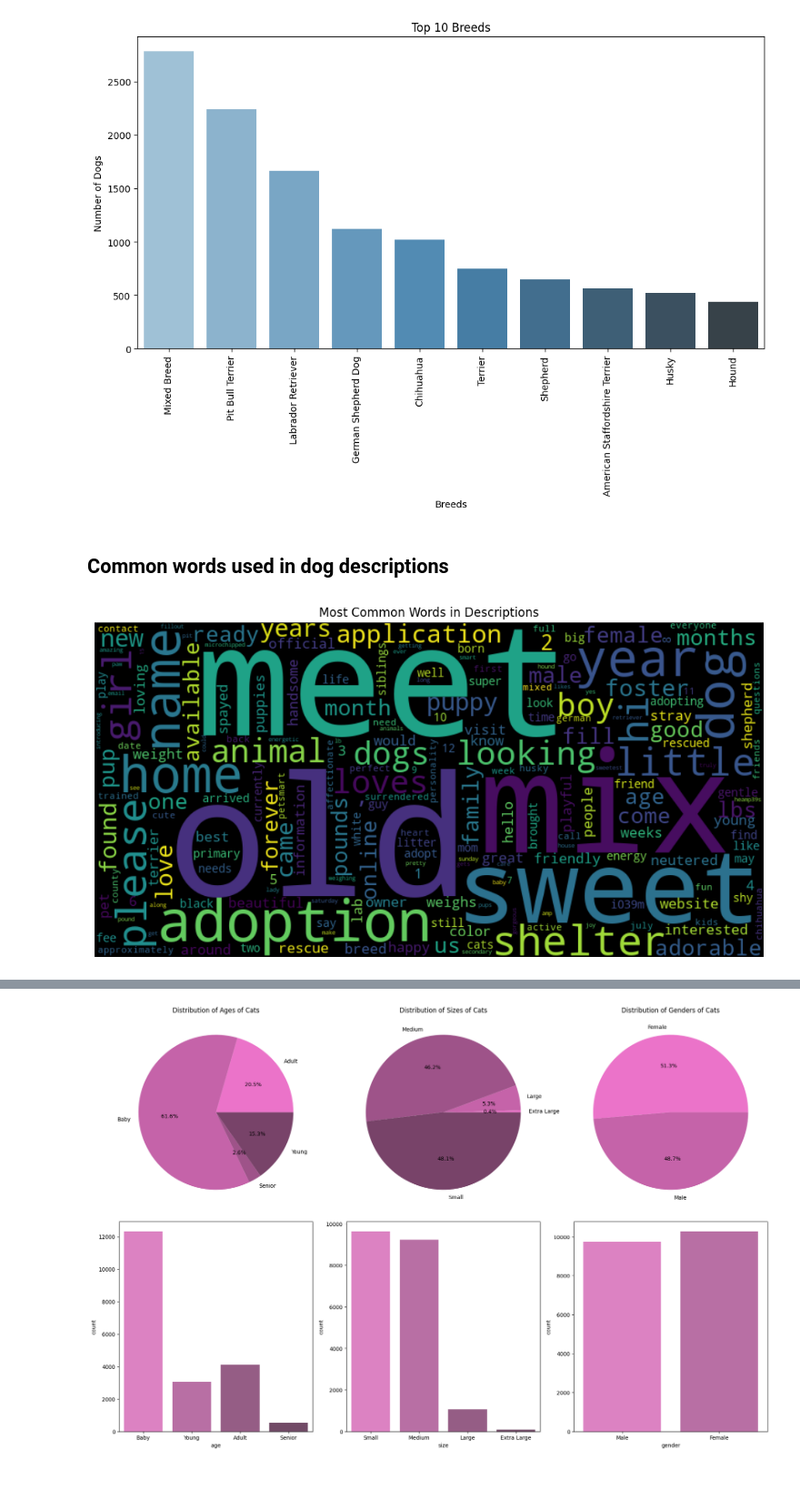
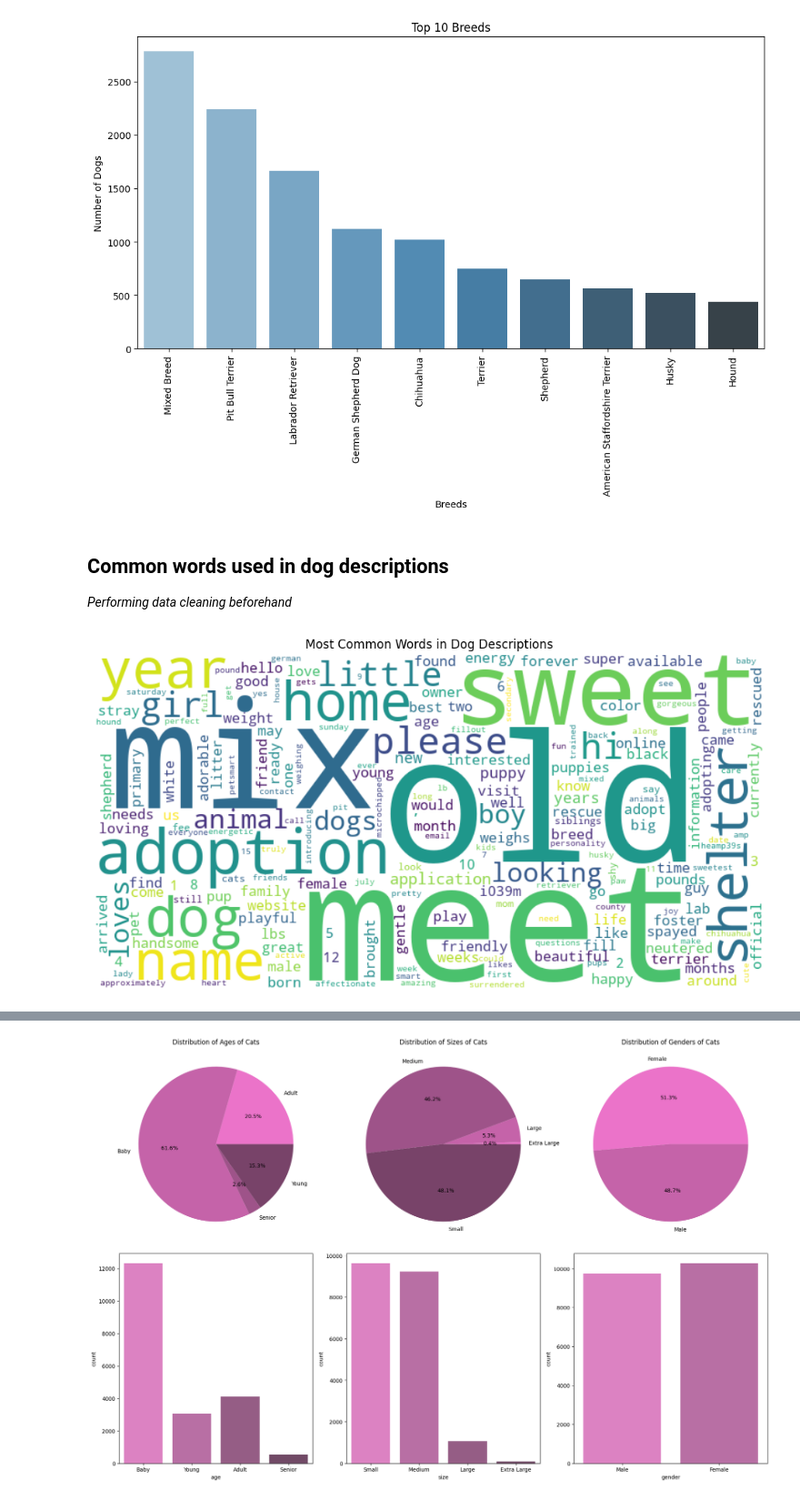
Before and after one commit to violeta-kastreva/pet-adoption-rates-research, a Jupyter notebook: pets-research.ipynb, the cells around one changed output, grey strips where cells are left out. Shown at 91% size. Saved outputs shown, nothing was run; the diff lists cells and outputs as text; code cells hidden in the pictures.

```diff
--- a/pets-research.ipynb
+++ b/pets-research.ipynb
@@ -184,6 +172,8 @@ plt.show()
 [figure]
 # %% [markdown]
 ## Common words used in dog descriptions
+
+<em> Performing data cleaning beforehand </em>
 # %%
 # A translator to remove all punctuation
 translator = str.maketrans("", "", string.punctuation)
@@ -207,35 +197,35 @@ def text_analysis(df):
 
     # Get the frequency of each word
     word_freq = Counter(words)
 
     # Find the 30 most common words
     common_words = word_freq.most_common(31)
 
     # Create DataFrame for the most common words
     # word_df = pd.DataFrame(common_words, columns=["Word", "Frequency"])
     # word_df.drop(25, inplace=True)
 
     # # Plot the frequencies
     # plt.figure(figsize=(10,8))
     # sns.barplot(x="Frequency", y="Word", data=word_df, palette="Blues_d", orient="h")
     # plt.title("30 Most Common Words in Dog Descriptions")
     # plt.xlabel("Frequency")
     # plt.ylabel("Word")
 
-    wordcloud = WordCloud(width=800, height=400, background_color='black', colormap='viridis').generate_from_frequencies(word_freq)
+    wordcloud = WordCloud(width=800, height=400, background_color='white', colormap='viridis').generate_from_frequencies(word_freq)
 
     # Plot the word cloud
     plt.figure(figsize=(12, 8))
     plt.imshow(wordcloud, interpolation='bilinear')
     plt.axis('off')
     plt.title("Most Common Words in Dog Descriptions")
     plt.show()
 
 text_analysis(df)
 
 # Generate a word cloud image
 # %% [output]
-[figure, old version]
+[figure, new version]
 # %% [markdown]
 ## 4. Cat Data Basic Analysis
 
```
Also changed, not shown: parts of 9 cells of this notebook.
